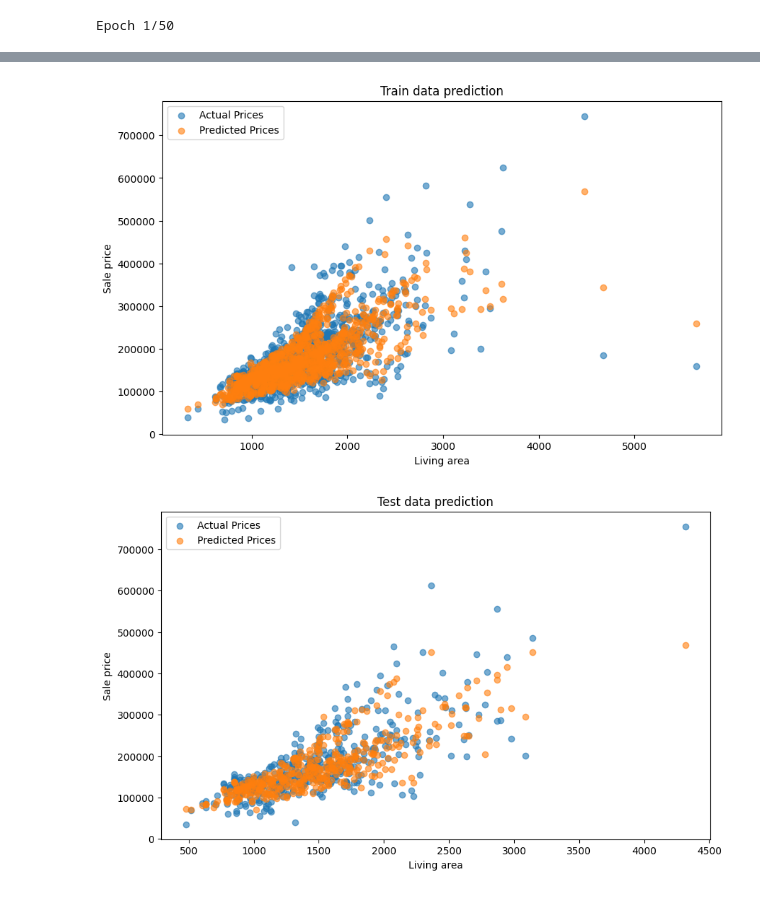
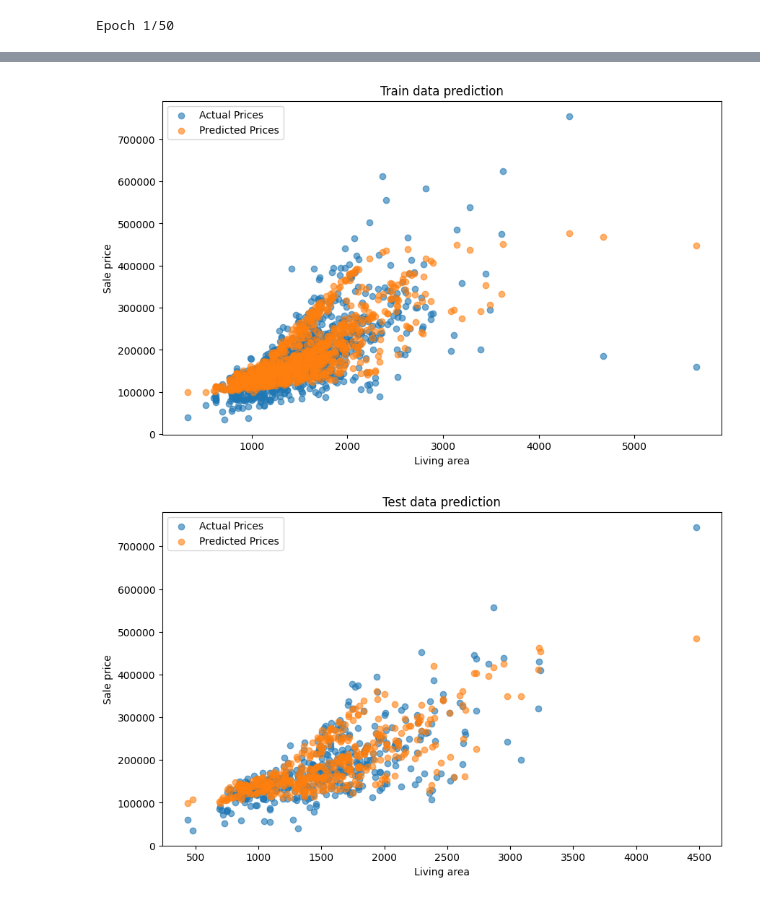
Before and after one commit to dineshsinghbisht/masterdegree, a Jupyter notebook: exercises/machinelearning/ex6.ipynb, the cells around one changed output, grey strips where cells are left out. Saved outputs shown, nothing was run; the diff lists cells and outputs as text; code cells hidden in the pictures.

```diff
--- a/exercises/machinelearning/ex6.ipynb
+++ b/exercises/machinelearning/ex6.ipynb
@@ -46,19 +46,22 @@ y = df["SalePrice"].values.reshape(-1, 1)  # reshape required for scaler
 scaler_y = StandardScaler()
 y_scaled = scaler_y.fit_transform(y)
 
-# Split data into train (70%) and test (30%) sets, random_state parameter makes the random split reproducible
-X_train, X_test, y_train, y_test = train_test_split(X_scaled, y_scaled, test_size=0.3, random_state=42)
+# Split data into train (70%) and test (30%) sets
+X_train, X_test, y_train, y_test = train_test_split(X_scaled, y_scaled, test_size=0.3)
 
 # Train the model on the training dataset
 model = tf.keras.Sequential([
     tf.keras.layers.Dense(30, activation='relu', input_shape=(X_train.shape[1],)),
+    tf.keras.layers.Dropout(0.3),
+    tf.keras.layers.Dense(30, activation='tanh',),
+    tf.keras.layers.Dropout(0.3),
     tf.keras.layers.Dense(30, activation='relu',),
     tf.keras.layers.Dense(1)
 ])
 
 model.compile(
-    optimizer='adam',
-    loss='mse',          # or 'mae'
+    tf.keras.optimizers.Adam(learning_rate=0.001),
+    loss='mse',
     metrics=['mae']
 )
 
@@ -67,15 +70,6 @@ model.fit(X_train, y_train, validation_data=(X_test, y_test) , epochs=50, batch_
 # Predict on train and test datasets
 prediction_train = model.predict(X_train)
 prediction_test = model.predict(X_test)
-
-# Evaluate and display model accuracy with Mean Absolute Error for both train and test datasets
-print(f"Mean absolute error in train dataset: {mean_absolute_error(y_train, prediction_train):.2f}")
-print(f"Mean absolute error in test dataset: {mean_absolute_error(y_test, prediction_test):.2f}")
-
-# Evaluate and display model accuracy with R2 Score for both train and test datasets
-print(f"\nR2 score in train dataset: {r2_score(y_train, prediction_train):.2f}")
-print(f"R2 score in test dataset: {r2_score(y_test, prediction_test):.2f}")
-
 
 # Inverse-transform (restore original scale) of numeric feature columns
 X_train[:, 0:3] = scaler_x.inverse_transform(X_train[:, 0:3])
@@ -88,6 +82,14 @@ y_test = scaler_y.inverse_transform(y_test)
 # Inverse-transform predictions
 prediction_train = scaler_y.inverse_transform(prediction_train)
 prediction_test = scaler_y.inverse_transform(prediction_test)
+
+# Evaluate and display model accuracy with Mean Absolute Error for both train and test datasets
+print(f"Mean absolute error in train dataset: {mean_absolute_error(y_train, prediction_train):.2f}")
+print(f"Mean absolute error in test dataset: {mean_absolute_error(y_test, prediction_test):.2f}")
+
+# Evaluate and display model accuracy with R2 Score for both train and test datasets
+print(f"\nR2 score in train dataset: {r2_score(y_train, prediction_train):.2f}")
+print(f"R2 score in test dataset: {r2_score(y_test, prediction_test):.2f}")
 
 
 # Plot predictions vs actuals on train dataset
@@ -109,19 +111,5 @@ plt.xlabel("Living area")
 plt.ylabel("Sale price")
 plt.legend(loc="upper left")
 plt.show()
-
-# # Get regression coefficients of the trained model
-# features_importance = linreg_model.coef_
-
-# # Create a list of all feature names corresponding to model coefficients
-# features = numeric_cols
-# for col in dummies_categorical_df.columns:
-#     features.append(col)
-
-# # Plot relative feature importance using absolute regression coefficients
-# plt.figure(figsize=(10, 6))
-# plt.barh(features, features_importance)
-# plt.title("features importance (regression coefficients)")
-# plt.show()
 # %% [output]
 Epoch 1/50
@@ -145,2 +133,2 @@ R2 score in test dataset: 0.82
-[figure, old version]
+[figure, new version]
-[figure, old version]
+[figure, new version]
```
Also changed, not shown: parts of 1 cell of this notebook, 3 other files.
